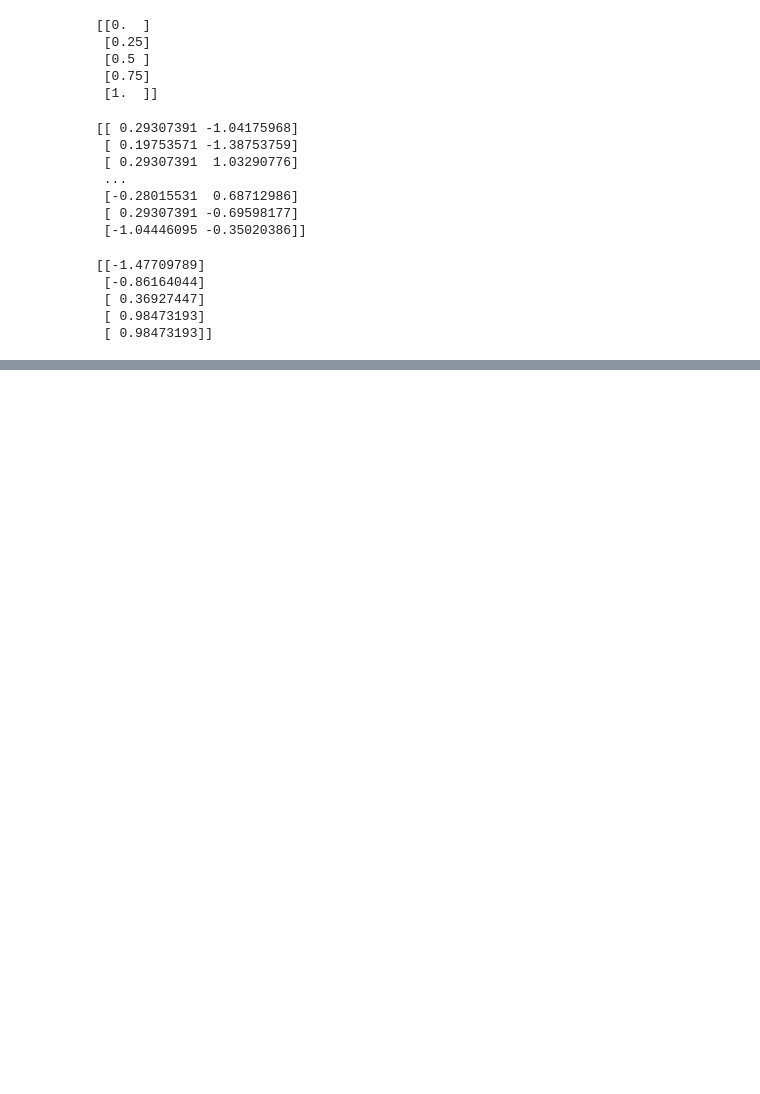
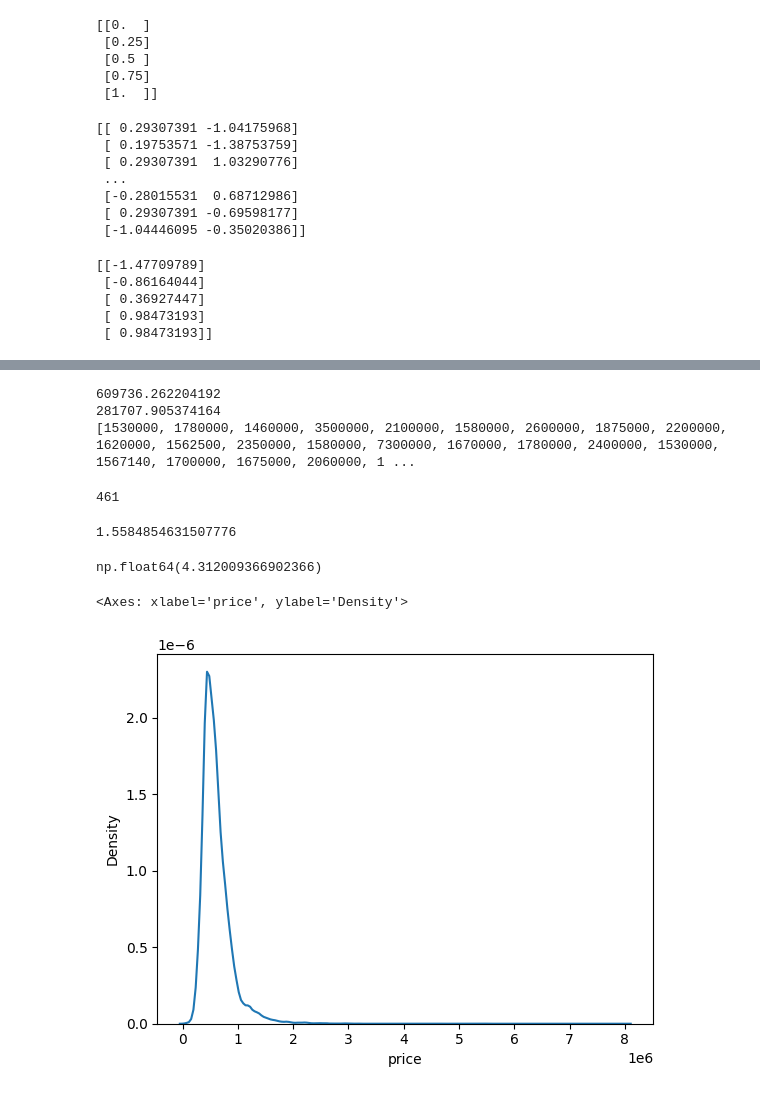
Before and after one commit to sbborusu/530pm_Agentic_Ai_Batch_7thApril, a Jupyter notebook: EDA_5Hours.ipynb, the cells around one changed output, grey strips where cells are left out. Cells and saved outputs as stored; diff of their text form; code cells hidden in the pictures; blank space fills up the shorter version.

```diff
--- a/EDA_5Hours.ipynb
+++ b/EDA_5Hours.ipynb
@@ -313,0 +315,6 @@ print(normalized_array)
+# %%
+data = pd.read_csv('/content/drive/MyDrive/raw_sales.csv')
+#This is the file location in google drive.
+# /content/drive is the mounted path in google colab where the file from drive is mounted,
+# /MyDrive is google drive's directory
+# /raw_sales.csv is the file that we want to read.
@@ -313,0 +384,27 @@ print(normalized_array)
+# %%
+list_1 = anomolies(data['price'])
+print(list_1)
+# %% [output]
+609736.262204192
+281707.905374164
+[1530000, 1780000, 1460000, 3500000, 2100000, 1580000, 2600000, 1875000, 2200000, 1620000, 1562500, 2350000, 1580000, 7300000, 1670000, 1780000, 2400000, 1530000, 1567140, 1700000, 1675000, 2060000, 1 ...
+# %%
+len(list_1)
+# %% [output]
+461
+# %%
+Percentage_of_outliers = (len(list_1)/len(data))*100
+print(Percentage_of_outliers) # 1.55% is beyond the range of the accepted range 0.3% outlier data as per normal distribution curve, so outliers should be treated.
+# %% [output]
+1.5584854631507776
+# %%
+#data['price'].skew()
+data.price.skew()
+# %% [output]
+np.float64(4.312009366902366)
+# %%
+import seaborn as sns
+sns.kdeplot(data['price'])
+# %% [output]
+<Axes: xlabel='price', ylabel='Density'>
+[figure, added]
```
Also changed, not shown: parts of 16 cells of this notebook.
